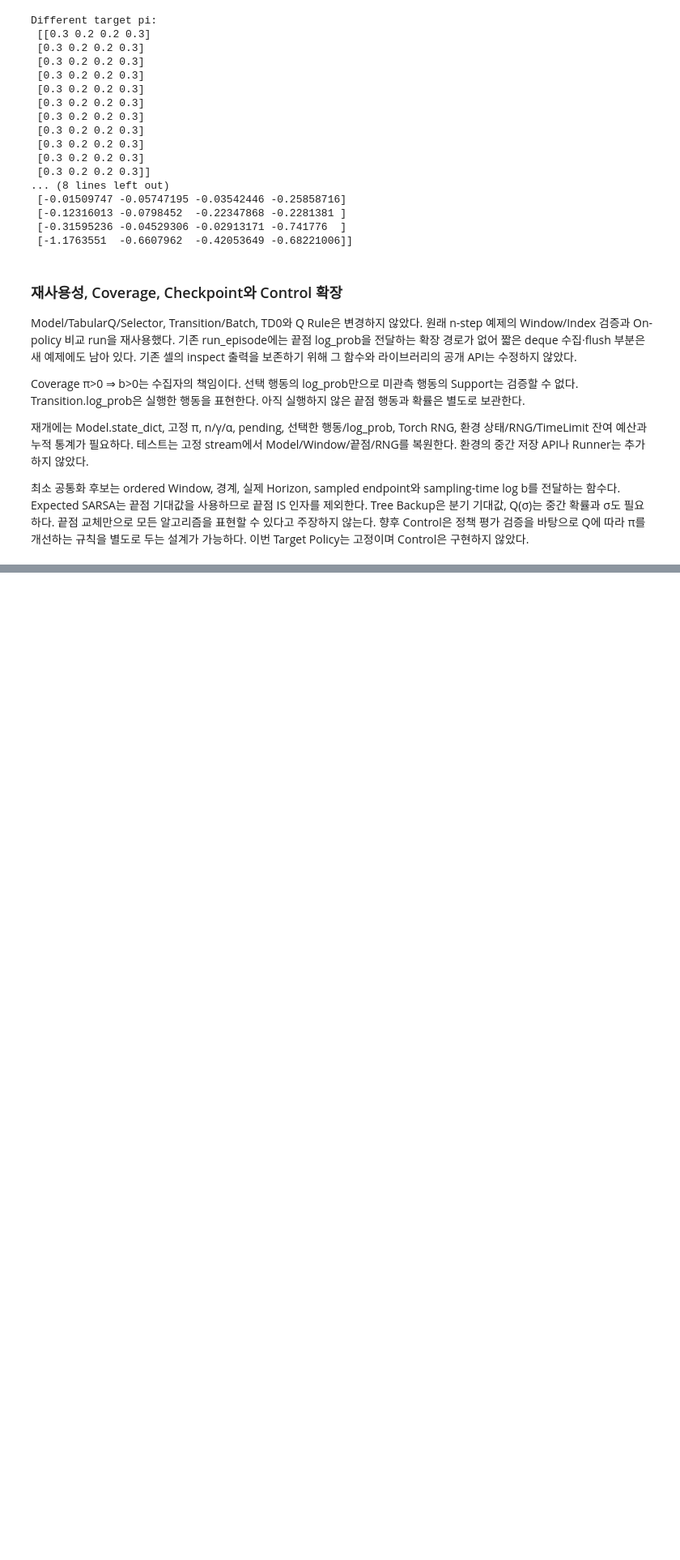
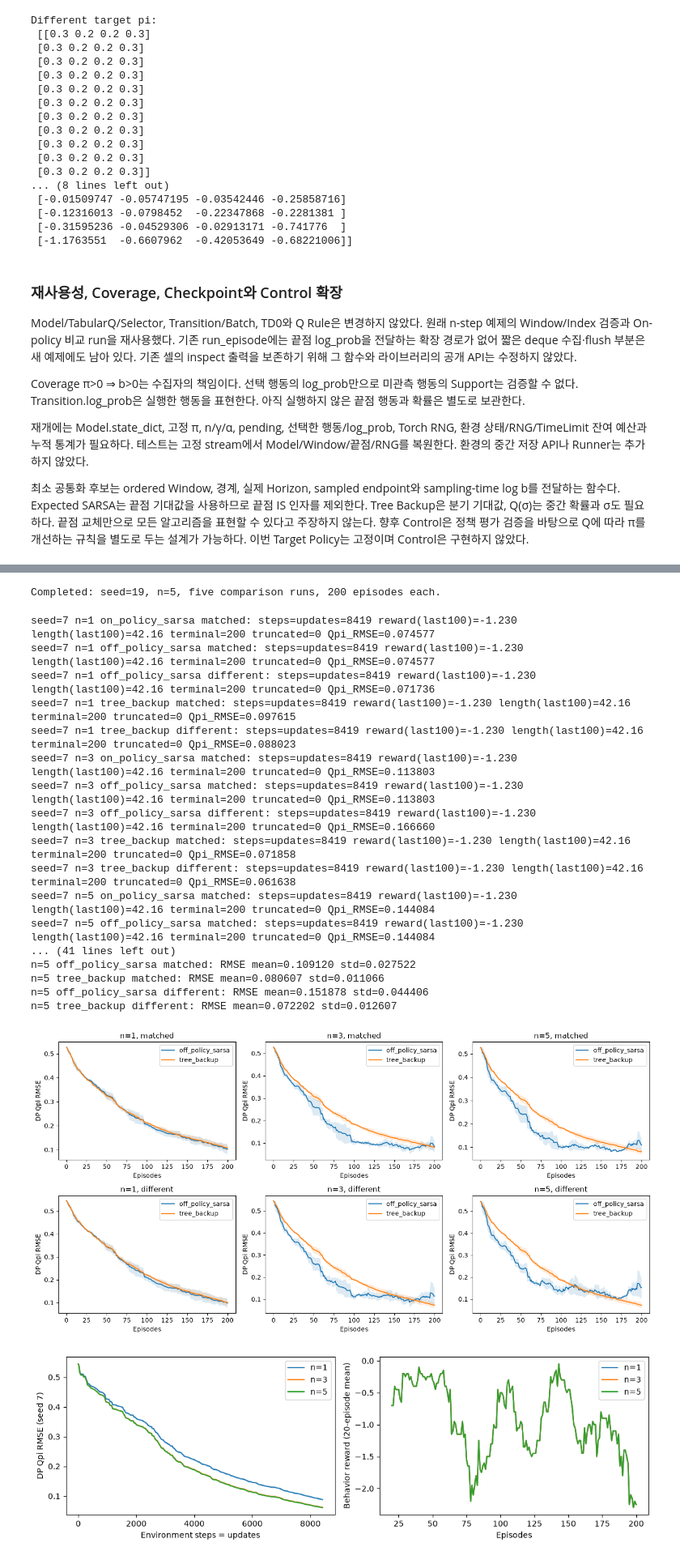
Before and after one commit to HeoJinuk/ModularRL, a Jupyter notebook: notebooks/dlfs4/06_td_modularrl.ipynb, the cells around one changed output, grey strips where cells are left out. Shown at 81% size. Cells and saved outputs as stored; diff of their text form; code cells hidden in the pictures; blank space fills up the shorter version.

Commit message:
test(td): validate n-step tree backup composition

```diff
--- a/notebooks/dlfs4/06_td_modularrl.ipynb
+++ b/notebooks/dlfs4/06_td_modularrl.ipynb
@@ -1201,0 +1346,3 @@ Q(σ)는 중간 확률과 σ도 필요하다. 끝점 교체만으로 모든 알
+# %%
+tree_results.extend(compare_tree(seed=11,episodes=200,ns=(5,),gamma=.9,alpha=.05,log_every=0))
+print('Completed: seed=11, n=5, five comparison runs, 200 episodes each.')
@@ -1201,0 +1351,3 @@ Q(σ)는 중간 확률과 σ도 필요하다. 끝점 교체만으로 모든 알
+# %%
+tree_results.extend(compare_tree(seed=19,episodes=200,ns=(1,),gamma=.9,alpha=.05,log_every=0))
+print('Completed: seed=19, n=1, five comparison runs, 200 episodes each.')
@@ -1201,0 +1356,3 @@ Q(σ)는 중간 확률과 σ도 필요하다. 끝점 교체만으로 모든 알
+# %%
+tree_results.extend(compare_tree(seed=19,episodes=200,ns=(3,),gamma=.9,alpha=.05,log_every=0))
+print('Completed: seed=19, n=3, five comparison runs, 200 episodes each.')
@@ -1201,0 +1361,58 @@ Q(σ)는 중간 확률과 σ도 필요하다. 끝점 교체만으로 모든 알
+# %%
+tree_results.extend(compare_tree(seed=19,episodes=200,ns=(5,),gamma=.9,alpha=.05,log_every=0))
+print('Completed: seed=19, n=5, five comparison runs, 200 episodes each.')
+# %% [output]
+Completed: seed=19, n=5, five comparison runs, 200 episodes each.
+# %%
+for tree_run in tree_results:
+    print(f"seed={tree_run['seed']} n={tree_run['n']} {tree_run['algorithm']} {tree_run['target_mode']}: "
+          f"steps=updates={tree_run['steps']} reward(last100)={np.mean(tree_run['training_rewards'][-100:]):.3f} "
+          f"length(last100)={np.mean(tree_run['episode_lengths'][-100:]):.2f} "
+          f"terminal={tree_run['terminated_episodes']} truncated={tree_run['truncated_episodes']} Qpi_RMSE={tree_run['q_rmse']:.6f}")
+for tree_n in (1,3,5):
+    for tree_mode in ('matched','different'):
+        for tree_algorithm in ('off_policy_sarsa','tree_backup'):
+            tree_errors = [r['q_rmse'] for r in tree_results if r['n']==tree_n and r['target_mode']==tree_mode and r['algorithm']==tree_algorithm]
+            print(f'n={tree_n} {tree_algorithm} {tree_mode}: RMSE mean={np.mean(tree_errors):.6f} std={np.std(tree_errors):.6f}')
+fig,axes = plt.subplots(2,3,figsize=(14,7))
+for row,tree_mode in enumerate(('matched','different')):
+    for col,tree_n in enumerate((1,3,5)):
+        ax = axes[row,col]
+        for tree_algorithm in ('off_policy_sarsa','tree_backup'):
+            tree_runs = [r for r in tree_results if r['n']==tree_n and r['target_mode']==tree_mode and r['algorithm']==tree_algorithm]
+            curves = np.array([[h['q_rmse'] for h in r['history']] for r in tree_runs])
+            x = [h['episodes'] for h in tree_runs[0]['history']]
+            avg,spread = curves.mean(0),curves.std(0)
+            ax.plot(x,avg,label=tree_algorithm);ax.fill_between(x,avg-spread,avg+spread,alpha=.15)
+        ax.set(title=f'n={tree_n}, {tree_mode}',xlabel='Episodes',ylabel='DP Qpi RMSE');ax.legend()
+plt.tight_layout();plt.show()
+fig,axes = plt.subplots(1,2,figsize=(11,3.5))
+for tree_n in (1,3,5):
+    tree_run = next(r for r in tree_results if r['seed']==7 and r['n']==tree_n and r['target_mode']=='different' and r['algorithm']=='tree_backup')
+    axes[0].plot([h['steps'] for h in tree_run['history']],[h['q_rmse'] for h in tree_run['history']],label=f'n={tree_n}')
+    axes[1].plot(np.arange(20,201),np.convolve(tree_run['training_rewards'],np.ones(20)/20,mode='valid'),label=f'n={tree_n}')
+axes[0].set(xlabel='Environment steps = updates',ylabel='DP Qpi RMSE (seed 7)');axes[0].legend()
+axes[1].set(xlabel='Episodes',ylabel='Behavior reward (20-episode mean)');axes[1].legend()
+plt.tight_layout();plt.show()
+print('Tree target pi:\n',tree_results[-1]['target_policy'])
+print('Tree Qpi (seed19,n5):\n',tree_results[-1]['q_values'])
+# %% [output]
+seed=7 n=1 on_policy_sarsa matched: steps=updates=8419 reward(last100)=-1.230 length(last100)=42.16 terminal=200 truncated=0 Qpi_RMSE=0.074577
+seed=7 n=1 off_policy_sarsa matched: steps=updates=8419 reward(last100)=-1.230 length(last100)=42.16 terminal=200 truncated=0 Qpi_RMSE=0.074577
+seed=7 n=1 off_policy_sarsa different: steps=updates=8419 reward(last100)=-1.230 length(last100)=42.16 terminal=200 truncated=0 Qpi_RMSE=0.071736
+seed=7 n=1 tree_backup matched: steps=updates=8419 reward(last100)=-1.230 length(last100)=42.16 terminal=200 truncated=0 Qpi_RMSE=0.097615
+seed=7 n=1 tree_backup different: steps=updates=8419 reward(last100)=-1.230 length(last100)=42.16 terminal=200 truncated=0 Qpi_RMSE=0.088023
+seed=7 n=3 on_policy_sarsa matched: steps=updates=8419 reward(last100)=-1.230 length(last100)=42.16 terminal=200 truncated=0 Qpi_RMSE=0.113803
+seed=7 n=3 off_policy_sarsa matched: steps=updates=8419 reward(last100)=-1.230 length(last100)=42.16 terminal=200 truncated=0 Qpi_RMSE=0.113803
+seed=7 n=3 off_policy_sarsa different: steps=updates=8419 reward(last100)=-1.230 length(last100)=42.16 terminal=200 truncated=0 Qpi_RMSE=0.166660
+seed=7 n=3 tree_backup matched: steps=updates=8419 reward(last100)=-1.230 length(last100)=42.16 terminal=200 truncated=0 Qpi_RMSE=0.071858
+seed=7 n=3 tree_backup different: steps=updates=8419 reward(last100)=-1.230 length(last100)=42.16 terminal=200 truncated=0 Qpi_RMSE=0.061638
+seed=7 n=5 on_policy_sarsa matched: steps=updates=8419 reward(last100)=-1.230 length(last100)=42.16 terminal=200 truncated=0 Qpi_RMSE=0.144084
+seed=7 n=5 off_policy_sarsa matched: steps=updates=8419 reward(last100)=-1.230 length(last100)=42.16 terminal=200 truncated=0 Qpi_RMSE=0.144084
+... (41 lines left out)
+n=5 off_policy_sarsa matched: RMSE mean=0.109120 std=0.027522
+n=5 tree_backup matched: RMSE mean=0.080607 std=0.011066
+n=5 off_policy_sarsa different: RMSE mean=0.151878 std=0.044406
+n=5 tree_backup different: RMSE mean=0.072202 std=0.012607
+[figure, added]
+[figure, added]
```
Also changed, not shown: parts of 17 cells of this notebook, 6 other files.
